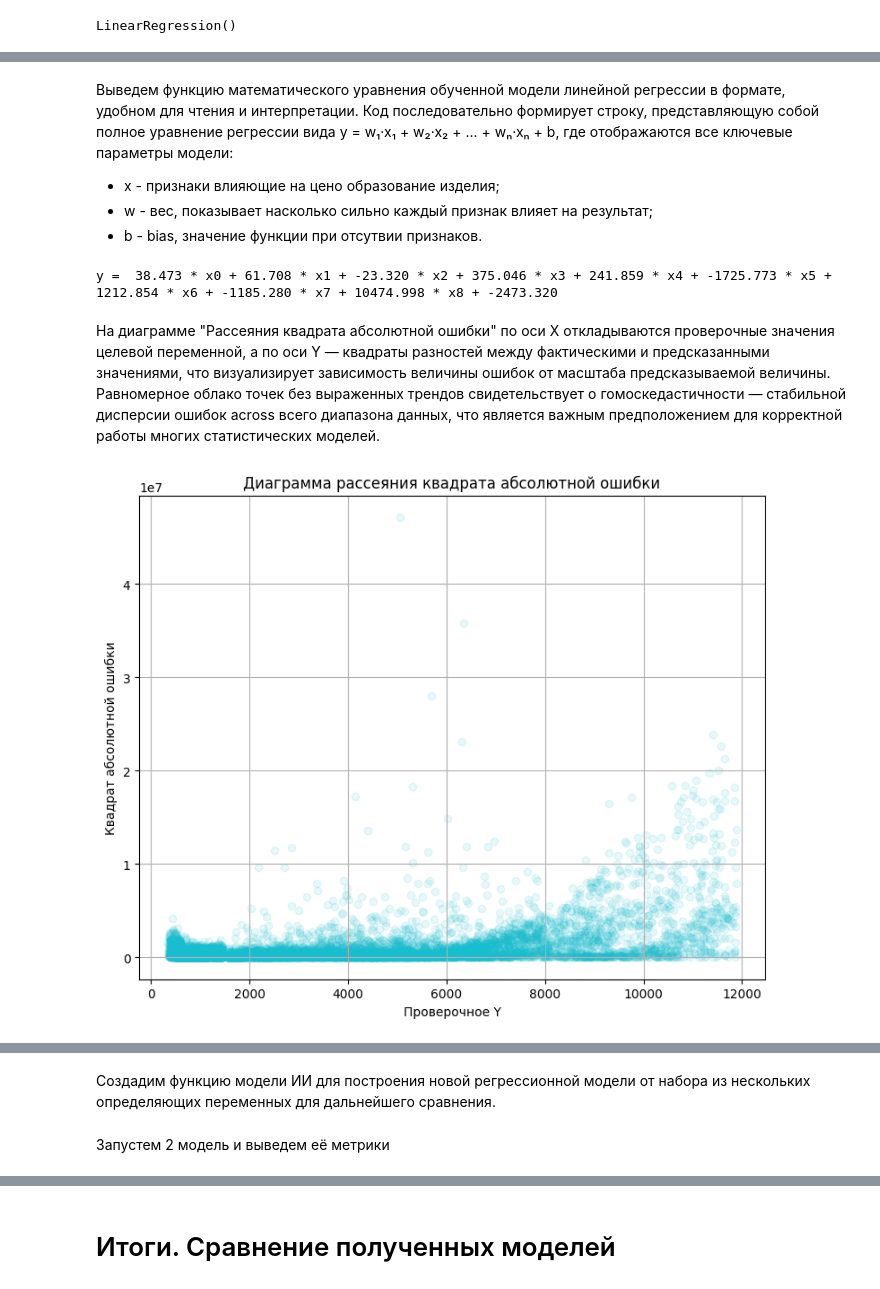
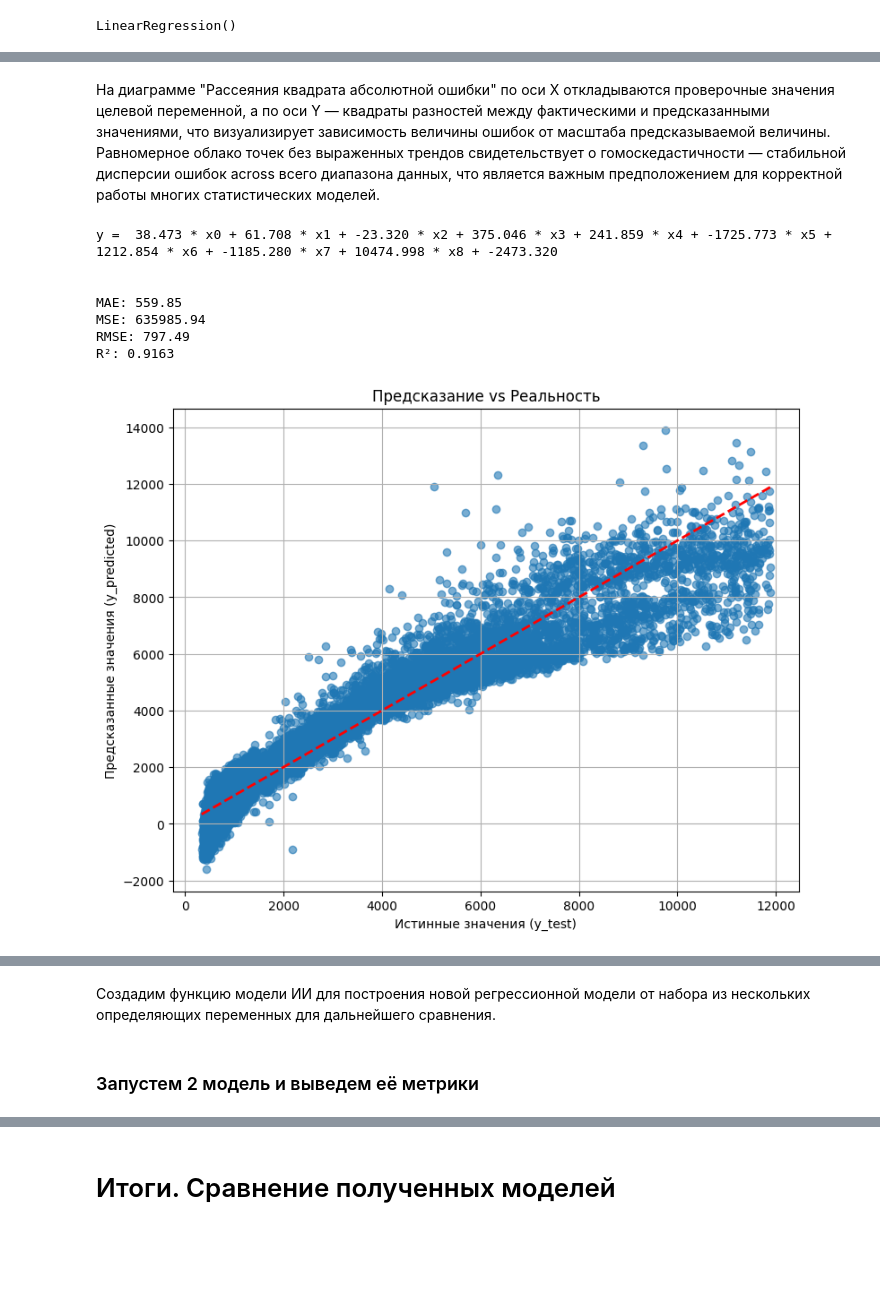
Before and after one commit to Silent-Rider/Master, a Jupyter notebook: Knowledge Representation in AI Systems/Lab №1/АПИМ_25_ЛР_1_Клименко_Бадагов.ipynb, the cells around one changed output, grey strips where cells are left out. Saved outputs shown, nothing was run; the diff lists cells and outputs as text; code cells hidden in the pictures; blank space fills up the shorter version.

```diff
--- a/Knowledge Representation in AI Systems/Lab №1/АПИМ_25_ЛР_1_Клименко_Бадагов.ipynb
+++ b/Knowledge Representation in AI Systems/Lab №1/АПИМ_25_ЛР_1_Клименко_Бадагов.ipynb
@@ -485,39 +513,43 @@ R²: 0.9163
-# %% [markdown]
-Выведем функцию математического уравнения обученной модели линейной регрессии в формате, удобном для чтения и интерпретации. Код последовательно формирует строку, представляющую собой полное уравнение регрессии вида y = w₁·x₁ + w₂·x₂ + ... + wₙ·xₙ + b, где отображаются все ключевые параметры модели:
-
-*   x - признаки влияющие на цено образование изделия;
-*   w - вес, показывает насколько сильно каждый признак влияет на результат;
-*   b - bias, значение функции при отсутвии признаков.
-# %%
-print('y =', end="")
-for i, kN in enumerate (model.coef_[0]):
-    print(f"{' ' if i==0 else '+'} {kN:.3f} * x{i} ", end='')
-print(f"+ {model.intercept_[0]:.3f} ")
-print("\n")
-# %% [output]
-y =  38.473 * x0 + 61.708 * x1 + -23.320 * x2 + 375.046 * x3 + 241.859 * x4 + -1725.773 * x5 + 1212.854 * x6 + -1185.280 * x7 + 10474.998 * x8 + -2473.320
 # %% [markdown]
 На диаграмме "Рассеяния квадрата абсолютной ошибки" по оси X откладываются проверочные значения целевой переменной, а по оси Y — квадраты разностей между фактическими и предсказанными значениями, что визуализирует зависимость величины ошибок от масштаба предсказываемой величины. Равномерное облако точек без выраженных трендов свидетельствует о гомоскедастичности — стабильной дисперсии ошибок across всего диапазона данных, что является важным предположением для корректной работы многих статистических моделей.
 # %%
-def PLOT34(y_test, y_pred) -> None:
+def PLOT34(y_t, y_pred) -> None:
     '''
     Функция построения графиков
     :param y_test: - проверочные значения целевой переменной
     :param y_pred: - вычисленные значения целевой переменной
     '''
     plt.figure(figsize=(9, 7))
+    plt.scatter(y_t, y_pred, alpha=0.6)
+    plt.plot([y_t.min(), y_t.max()], [y_t.min(), y_t.max()], 'r--', lw=2)
+    plt.xlabel('Истинные значения (y_test)')
+    plt.ylabel('Предсказанные значения (y_predicted)')
+    plt.title('Предсказание vs Реальность')
+    plt.grid(True)
+    plt.show()
+
+    plt.figure(figsize=(9, 7))
     # == Диаграмма рассеяния ошибок ==
     # создать второе полотно 121: 1-строк, 2-столбцов, 2-индекс текущего полотна в сетке
-    plt.scatter(y_test, (y_test - y_pred)**2,  alpha=0.1, color = "#17becf")
+    plt.scatter(y_t, (y_t - y_pred)**2,  alpha=0.1, color = "#17becf")
     plt.title('Диаграмма рассеяния квадрата абсолютной ошибки')
     plt.xlabel('Проверочное Y')
     plt.ylabel('Квадрат абсолютной ошибки')
     plt.grid(True)  # Сетка. Доп параметры color='black', linewidth=0.7
+    plt.show()
 #--------------------------------------------------------------------------
 
+# y_predct = predict(x_train, y_train, x_test, y_test)
 PLOT34(
-    y_test = y_test,
-    y_pred = y_predicted
+    y_t = y_test,
+    y_pred = predict(x_train, y_train, x_test, y_test)
 )
 # %% [output]
+y =  38.473 * x0 + 61.708 * x1 + -23.320 * x2 + 375.046 * x3 + 241.859 * x4 + -1725.773 * x5 + 1212.854 * x6 + -1185.280 * x7 + 10474.998 * x8 + -2473.320
+
+
+MAE: 559.85
+MSE: 635985.94
+RMSE: 797.49
+R²: 0.9163
-[figure, old version]
+[figure, new version]
@@ -575,2 +559,2 @@ def model_regression(train_x, train_y, test_x, test_y):
 # %% [markdown]
-Запустем 2 модель и выведем её метрики
+### Запустем 2 модель и выведем её метрики
```
Also changed, not shown: parts of 20 cells of this notebook, 1 other file.
